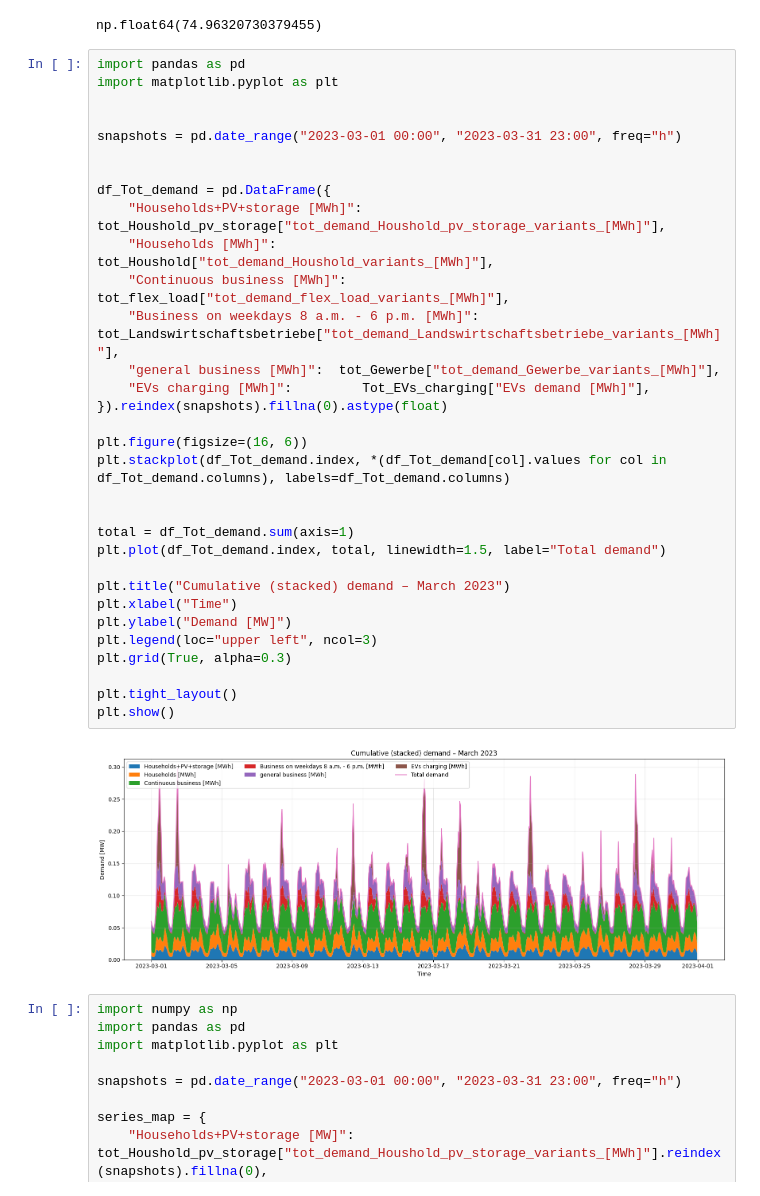
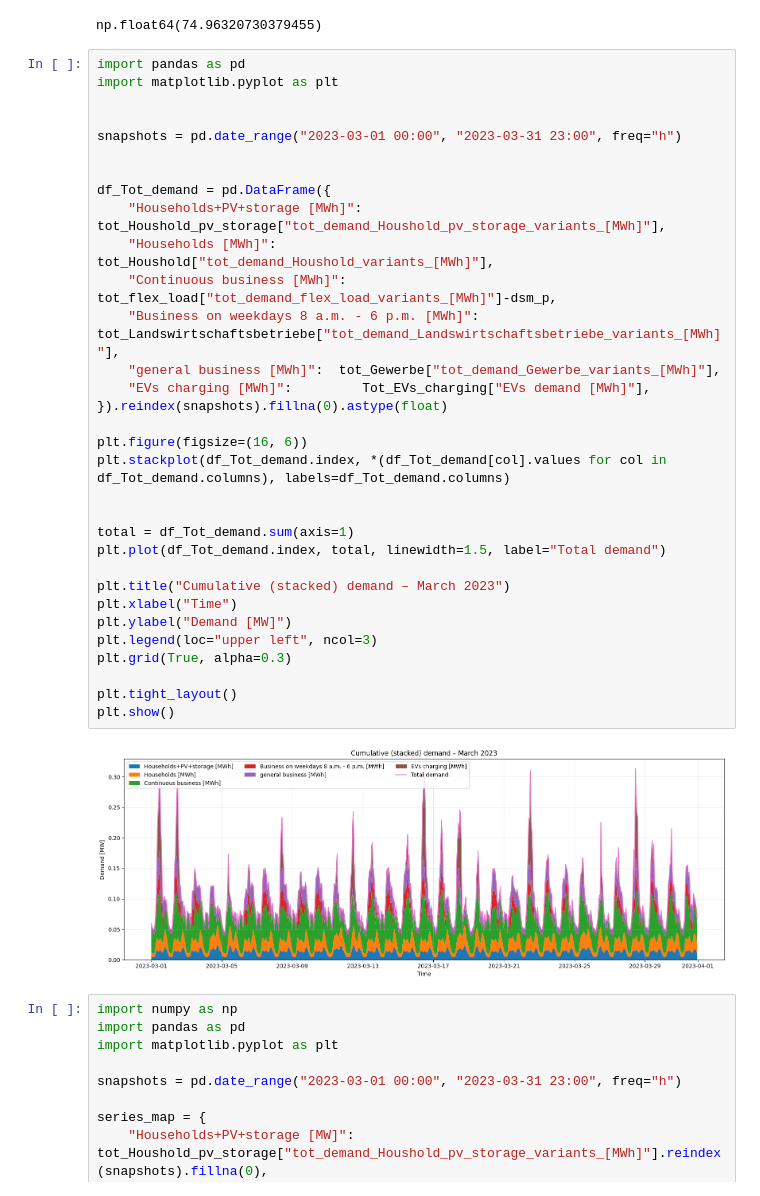
Before and after one commit to Moaztub/Master_thesis, a Jupyter notebook: DSM_MILP.ipynb, the cells around one changed output. Drawn from its saved outputs; the diff is of its cells as text.

```diff
--- a/DSM_MILP.ipynb
+++ b/DSM_MILP.ipynb
@@ -1214,35 +1365,35 @@ import pandas as pd
 import matplotlib.pyplot as plt
 
 
 snapshots = pd.date_range("2023-03-01 00:00", "2023-03-31 23:00", freq="h")
 
 
 df_Tot_demand = pd.DataFrame({
     "Households+PV+storage [MWh]": tot_Houshold_pv_storage["tot_demand_Houshold_pv_storage_variants_[MWh]"],
     "Households [MWh]":            tot_Houshold["tot_demand_Houshold_variants_[MWh]"],
-    "Continuous business [MWh]":  tot_flex_load["tot_demand_flex_load_variants_[MWh]"],
+    "Continuous business [MWh]":  tot_flex_load["tot_demand_flex_load_variants_[MWh]"]-dsm_p,
     "Business on weekdays 8 a.m. - 6 p.m. [MWh]": tot_Landswirtschaftsbetriebe["tot_demand_Landswirtschaftsbetriebe_variants_[MWh]"],
     "general business [MWh]":  tot_Gewerbe["tot_demand_Gewerbe_variants_[MWh]"],
     "EVs charging [MWh]":         Tot_EVs_charging["EVs demand [MWh]"],
 }).reindex(snapshots).fillna(0).astype(float)
 
 plt.figure(figsize=(16, 6))
 plt.stackplot(df_Tot_demand.index, *(df_Tot_demand[col].values for col in df_Tot_demand.columns), labels=df_Tot_demand.columns)
 
 
 total = df_Tot_demand.sum(axis=1)
 plt.plot(df_Tot_demand.index, total, linewidth=1.5, label="Total demand")
 
 plt.title("Cumulative (stacked) demand – March 2023")
 plt.xlabel("Time")
 plt.ylabel("Demand [MW]")
 plt.legend(loc="upper left", ncol=3)
 plt.grid(True, alpha=0.3)
 
 plt.tight_layout()
 plt.show()
 # %% [output]
-[figure, old version]
+[figure, new version]
 # %%
 import numpy as np
 import pandas as pd
```
Also changed, not shown: parts of 51 cells of this notebook.
